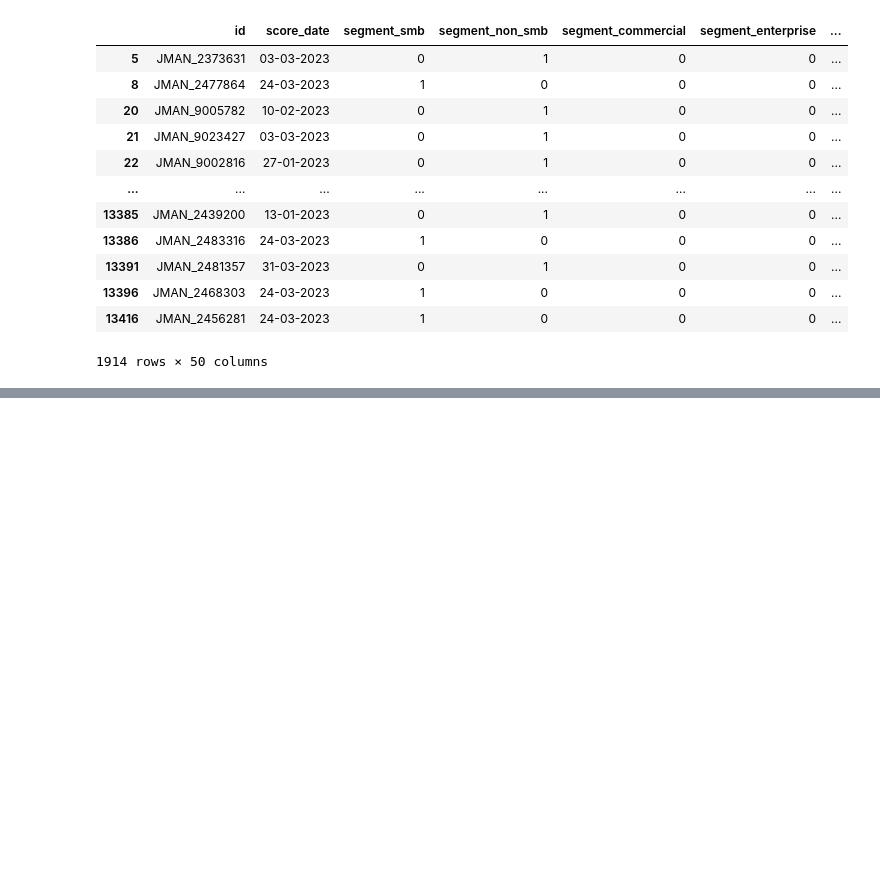
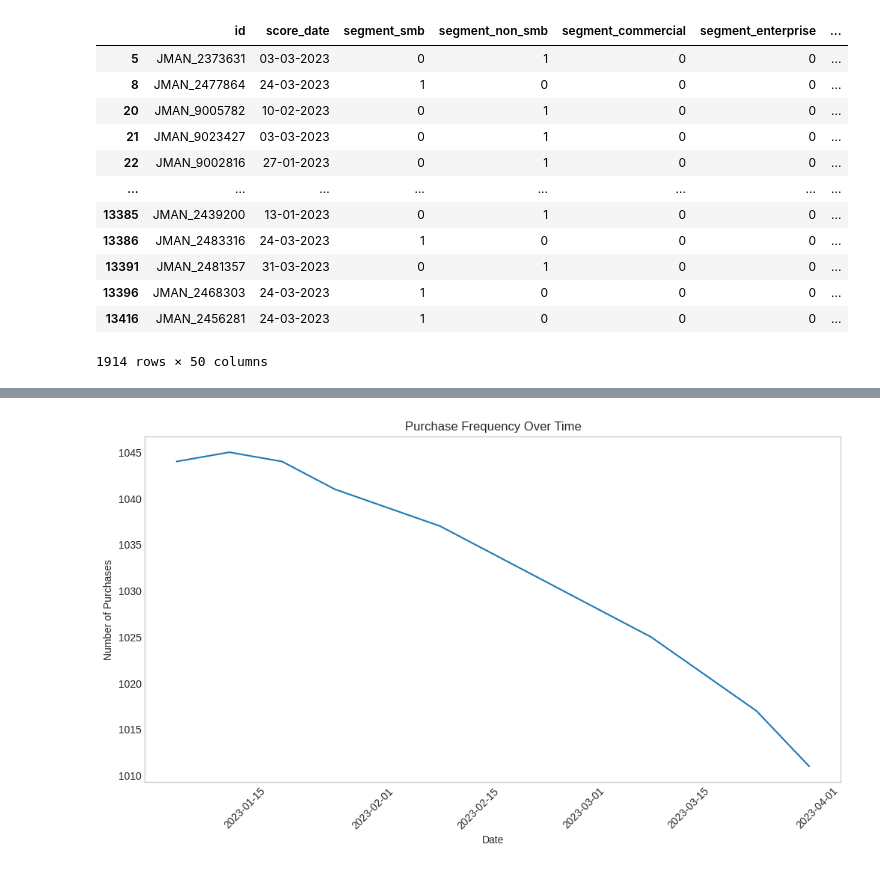
Before and after one commit to tumpudikarthikeya/ds, a Jupyter notebook: EDA/eda.ipynb, the cells around one changed output, grey strips where cells are left out. Saved outputs shown, nothing was run; the diff lists cells and outputs as text; code cells hidden in the pictures; blank space fills up the shorter version.

```diff
--- a/EDA/eda.ipynb
+++ b/EDA/eda.ipynb
@@ -267,0 +686,17 @@ sam.to_csv('dataset.csv', index=False)
+# %%
+import matplotlib.pyplot as plt
+import seaborn as sns
+
+# Count the number of purchases per date
+purchase_counts = df['score_date'].value_counts().sort_index()
+
+plt.figure(figsize=(12, 6))
+sns.lineplot(x=purchase_counts.index, y=purchase_counts.values)
+plt.title('Purchase Frequency Over Time')
+plt.xlabel('Date')
+plt.ylabel('Number of Purchases')
+plt.xticks(rotation=45)
+plt.grid()
+plt.show()
+# %% [output]
+[figure, added]
```
Also changed, not shown: parts of 17 cells of this notebook, 3 other files.
